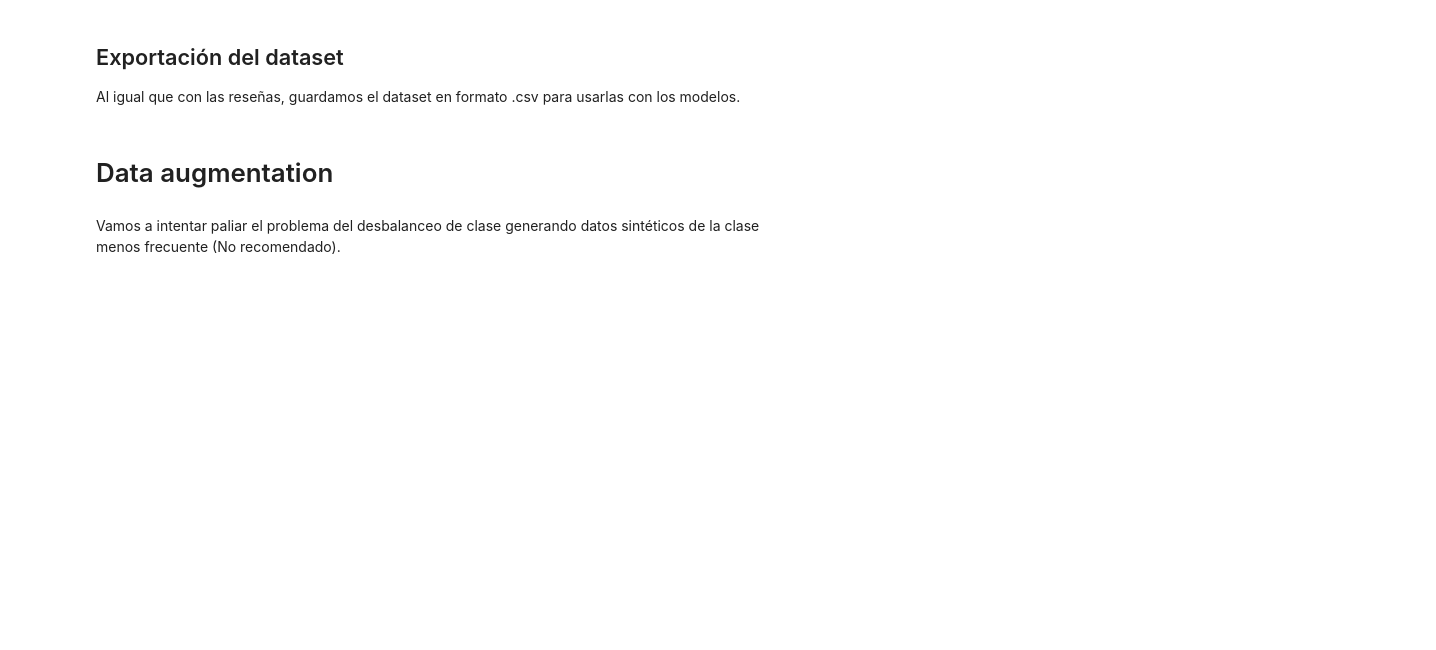
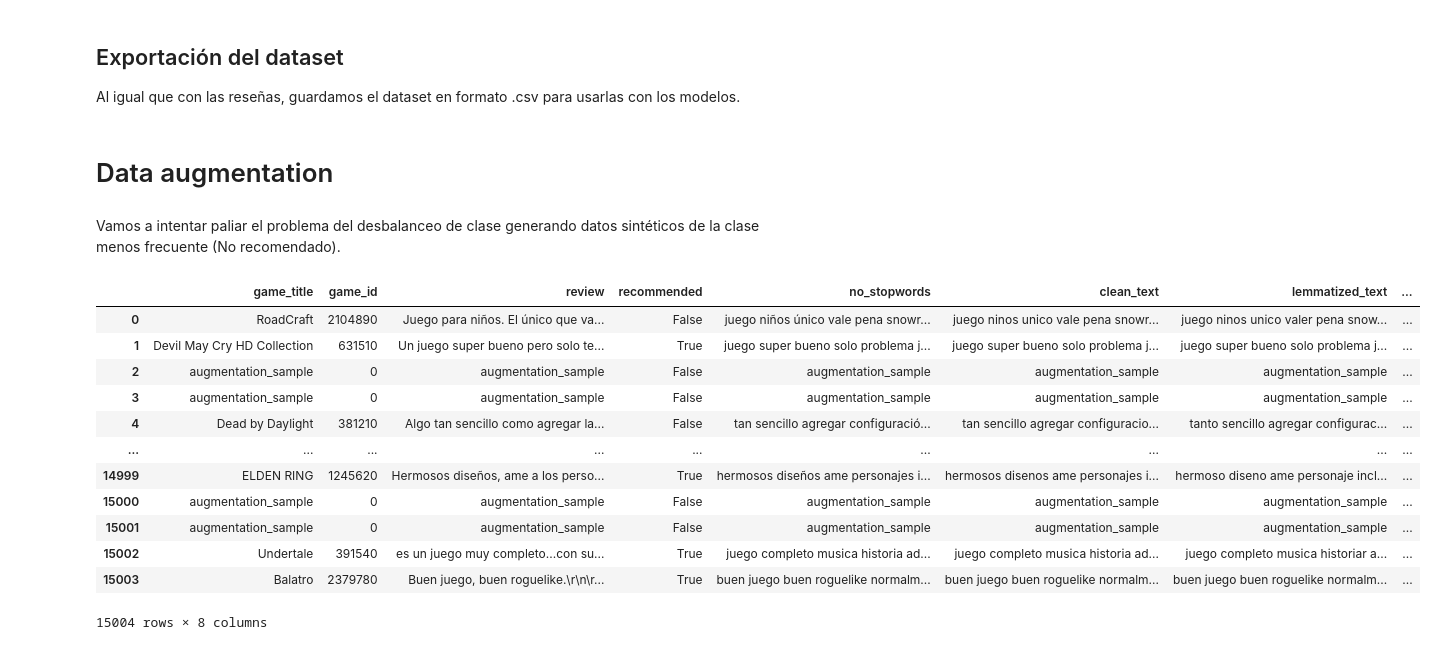
Before and after one commit to Mr-ion77/steam-reviewing, a Jupyter notebook: steam_reviews.ipynb, the cells around one changed output. Drawn from its saved outputs; the diff is of its cells as text; code cells hidden in the pictures; blank space fills up the shorter version.

Commit message:
datos aumentados

```diff
--- a/steam_reviews.ipynb
+++ b/steam_reviews.ipynb
@@ -601,5 +601,61 @@ game_description_df.to_csv('steam_descripciones_juegos.csv', index=False, encodi
 # Data augmentation
 # %% [markdown]
 Vamos a intentar paliar el problema del desbalanceo de clase generando datos sintéticos de la clase menos frecuente (No recomendado).
+# %%
+reseñas_df = pd.read_csv("steam_reseñas.csv")
 # %%
-reseñas_negativas = reseñas_df[reseñas_df['recommended'] == True]
+reseñas_negativas = reseñas_df[reseñas_df['recommended'] == False]
+
+# Convertir todos los valores a string y reemplazar NaNs por cadenas vacías
+texts = reseñas_negativas['lemmatized_text_v2'].fillna('').astype(str)
+
+# Procesar con spaCy
+docs = list(nlp.pipe(texts))
+
+# Extraer todas las palabras (tokens) de todos los textos
+all_words = []
+for doc in docs:
+    all_words.extend([token.text for token in doc if not token.is_space])
+
+# Convertir a array de numpy
+all_words_array = np.array(all_words)
+
+# Usar pandas para contar frecuencia
+freq_series = pd.Series(all_words_array).value_counts().reset_index()
+freq_series.columns = ['word', 'freq']
+
+word_counts = reseñas_negativas['lemmatized_text_v2'].apply(lambda text: len(str(text).split()))  # Longitud de las reseñas
+freq_series['freq'] = freq_series['freq'] / np.sum( freq_series['freq'] )                         # Probabilidad de palabras
+# %%
+size_augmented = 5000
+
+augmented_nreviews = []
+
+for i in range(size_augmented):
+    augmented_nreviews.append({
+                                'game_title': 'augmentation_sample', 'game_id': 0, 'review': 'augmentation_sample', 'recommended' : False,
+                                'no_stopwords': 'augmentation_sample', 'clean_text': 'augmentation_sample', 'lemmatized_text': 'augmentation_sample',
+                                'lemmatized_text_v2' : ' '.join(np.random.choice(a = freq_series['word'], p = freq_series['freq'], size = np.random.choice(word_counts)))
+                      })
+
+reseñas_aumentadas_negativas = pd.DataFrame(augmented_nreviews)                               #Formateamos a DF de pandas
+reseñas_aumentadas = pd.concat([reseñas_df, reseñas_aumentadas_negativas], ignore_index=True) #Juntamos ambos dataframes
+reseñas_aumentadas = reseñas_aumentadas.sample(frac=1).reset_index(drop=True)                 #Mezclamos los datos sintéticos
+
+reseñas_aumentadas.to_csv('steam_reseñas_aumentadas.csv', index=False, encoding='utf-8')
+
+reseñas_aumentadas
+# %% [output]
+|  | game_title | game_id | review | recommended | no_stopwords | clean_text | lemmatized_text | ... |
+| 0 | RoadCraft | 2104890 | Juego para niños. El único que va... | False | juego niños único vale pena snowr... | juego ninos unico vale pena snowr... | juego ninos unico valer pena snow... | ... |
+| 1 | Devil May Cry HD Collection | 631510 | Un juego super bueno pero solo te... | True | juego super bueno solo problema j... | juego super bueno solo problema j... | juego super bueno solo problema j... | ... |
+| 2 | augmentation_sample | 0 | augmentation_sample | False | augmentation_sample | augmentation_sample | augmentation_sample | ... |
+| 3 | augmentation_sample | 0 | augmentation_sample | False | augmentation_sample | augmentation_sample | augmentation_sample | ... |
+| 4 | Dead by Daylight | 381210 | Algo tan sencillo como agregar la... | False | tan sencillo agregar configuració... | tan sencillo agregar configuracio... | tanto sencillo agregar configurac... | ... |
+| ... | ... | ... | ... | ... | ... | ... | ... | ... |
+| 14999 | ELDEN RING | 1245620 | Hermosos diseños, ame a los perso... | True | hermosos diseños ame personajes i... | hermosos disenos ame personajes i... | hermoso diseno ame personaje incl... | ... |
+| 15000 | augmentation_sample | 0 | augmentation_sample | False | augmentation_sample | augmentation_sample | augmentation_sample | ... |
+| 15001 | augmentation_sample | 0 | augmentation_sample | False | augmentation_sample | augmentation_sample | augmentation_sample | ... |
+| 15002 | Undertale | 391540 | es un juego muy completo...con su... | True | juego completo musica historia ad... | juego completo musica historia ad... | juego completo musica historiar a... | ... |
+| 15003 | Balatro | 2379780 | Buen juego, buen roguelike.\r\n\r... | True | buen juego buen roguelike normalm... | buen juego buen roguelike normalm... | buen juego buen roguelike normalm... | ... |
+15004 rows × 8 columns
```
Also changed, not shown: 2 other files.
